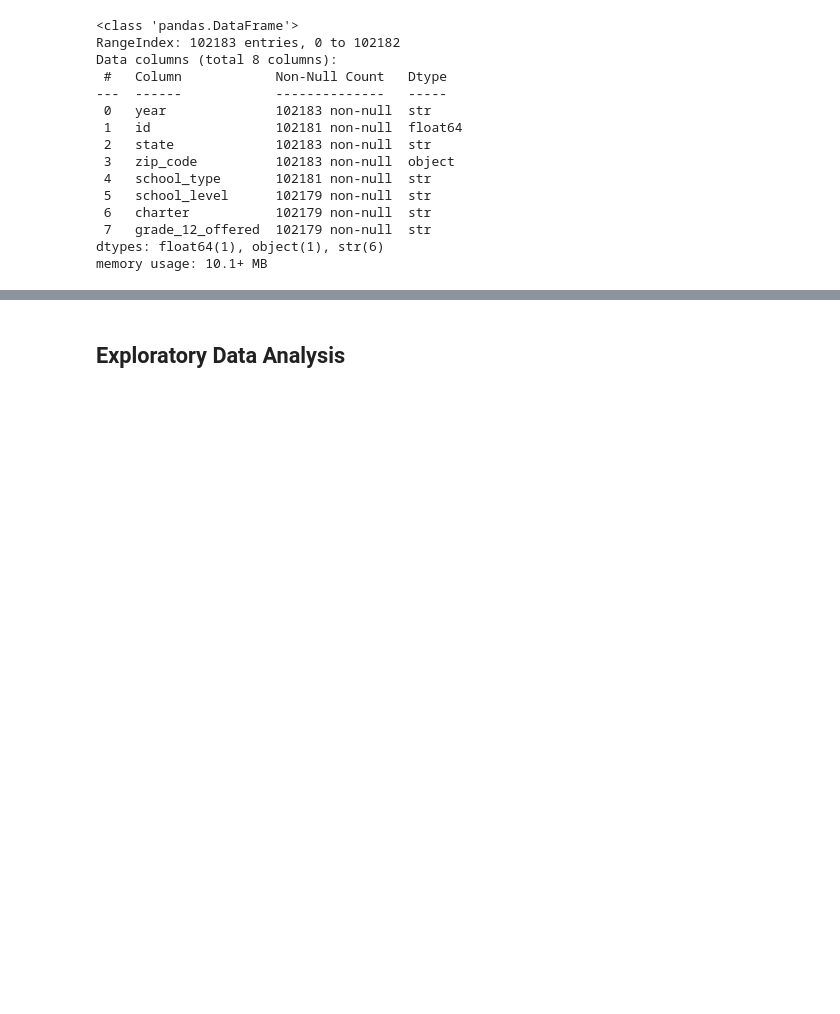
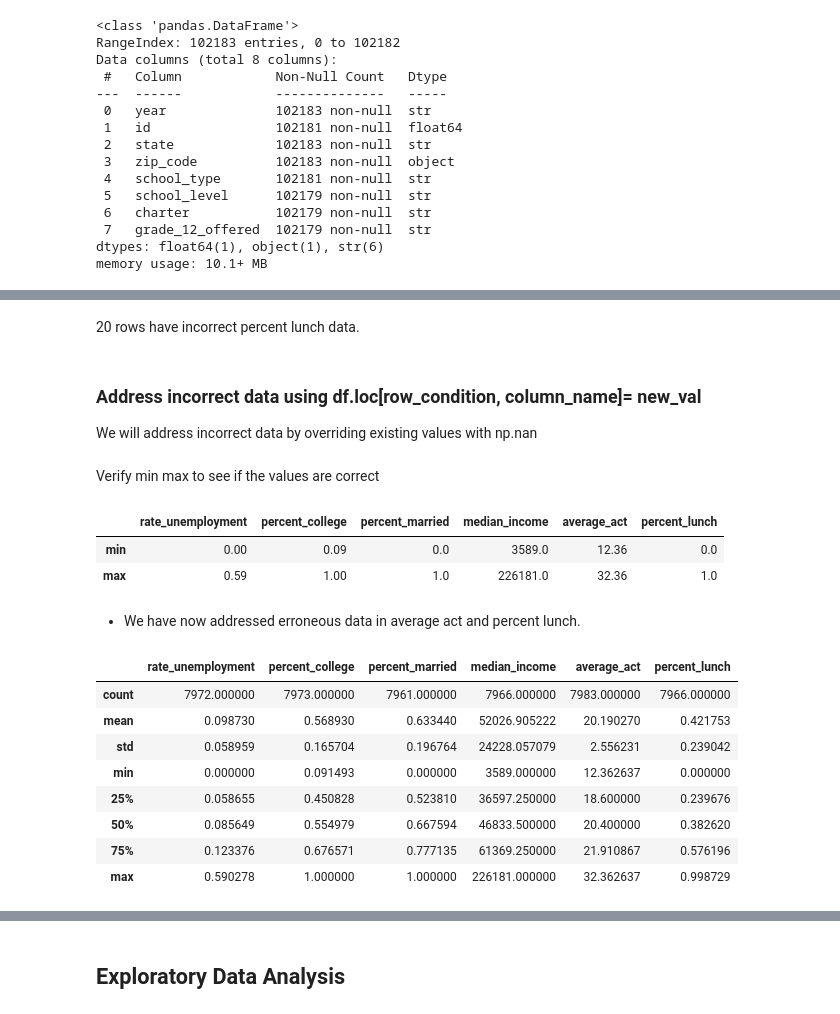
Before and after one commit to binay8/education, a Jupyter notebook: code/education.ipynb, the cells around one changed output, grey strips where cells are left out. Cells and saved outputs as stored; diff of their text form; code cells hidden in the pictures; blank space fills up the shorter version.

Commit message:
Data cleansing continued

```diff
--- a/code/education.ipynb
+++ b/code/education.ipynb
@@ -214,0 +391,40 @@ memory usage: 10.1+ MB
+# %% [markdown]
+20 rows have incorrect percent lunch data.
+# %% [markdown]
+### Address incorrect data using df.loc[row_condition, column_name]= new_val
+We will address incorrect data by overriding existing values with np.nan
+# %%
+df.loc[df['average_act'] < 1, 'average_act' ] = np.nan
+# %%
+df.loc[df['percent_lunch'] <0, 'percent_lunch'] = np.nan
+# %% [markdown]
+Verify min max to see if the values are correct
+# %%
+df.select_dtypes(include=['number']).agg(['min', 'max']).round(2)
+# %% [output]
+|  | rate_unemployment | percent_college | percent_married | median_income | average_act | percent_lunch |
+| min | 0.00 | 0.09 | 0.0 | 3589.0 | 12.36 | 0.0 |
+| max | 0.59 | 1.00 | 1.0 | 226181.0 | 32.36 | 1.0 |
+# %% [markdown]
+* We have now addressed erroneous data in average act and percent lunch.
+# %%
+numeric_cols = [
+    'rate_unemployment',
+    'percent_college',
+    'percent_married',
+    'median_income',
+    'average_act',
+    'percent_lunch'
+]
+
+df[numeric_cols].describe()
+# %% [output]
+|  | rate_unemployment | percent_college | percent_married | median_income | average_act | percent_lunch |
+| count | 7972.000000 | 7973.000000 | 7961.000000 | 7966.000000 | 7983.000000 | 7966.000000 |
+| mean | 0.098730 | 0.568930 | 0.633440 | 52026.905222 | 20.190270 | 0.421753 |
+| std | 0.058959 | 0.165704 | 0.196764 | 24228.057079 | 2.556231 | 0.239042 |
+| min | 0.000000 | 0.091493 | 0.000000 | 3589.000000 | 12.362637 | 0.000000 |
+| 25% | 0.058655 | 0.450828 | 0.523810 | 36597.250000 | 18.600000 | 0.239676 |
+| 50% | 0.085649 | 0.554979 | 0.667594 | 46833.500000 | 20.400000 | 0.382620 |
+| 75% | 0.123376 | 0.676571 | 0.777135 | 61369.250000 | 21.910867 | 0.576196 |
+| max | 0.590278 | 1.000000 | 1.000000 | 226181.000000 | 32.362637 | 0.998729 |
```
Also changed, not shown: parts of 33 cells of this notebook.
